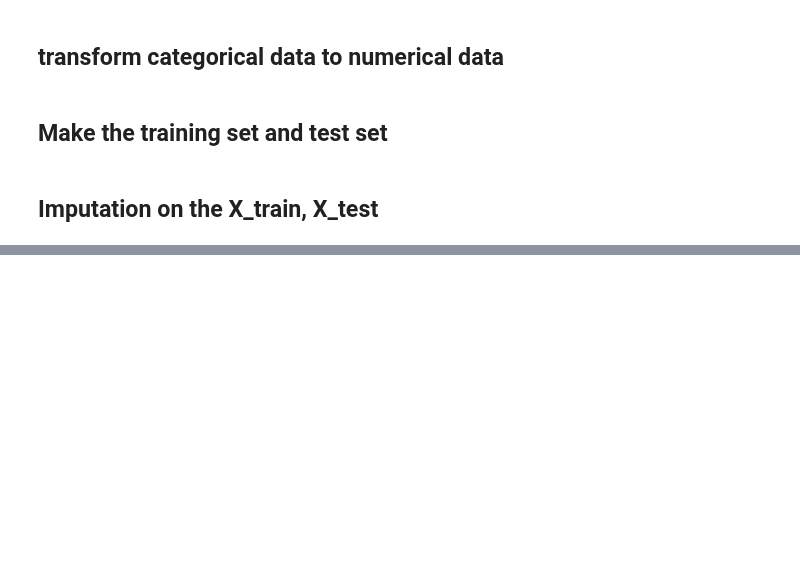
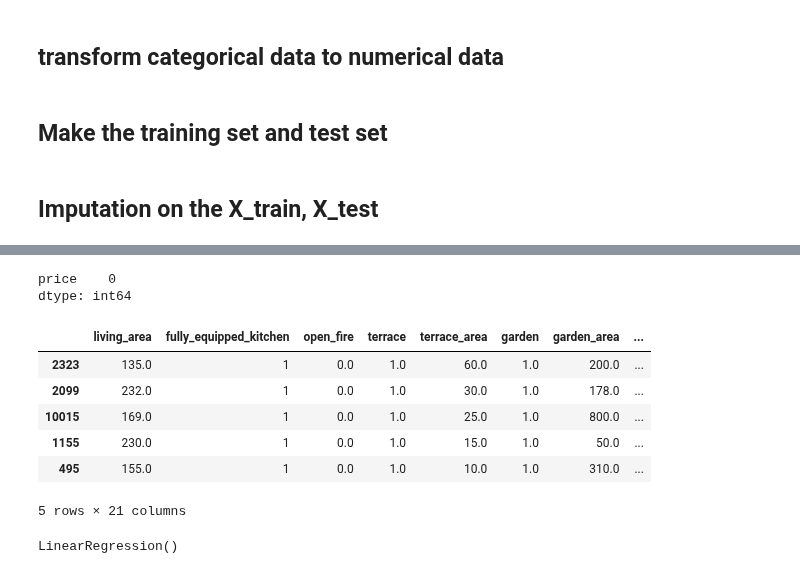
Before and after one commit to semdeleer/immo-eliza-ml, a Jupyter notebook: cleaning/preprocessingf.ipynb, the cells around one changed output, grey strips where cells are left out. Saved outputs shown, nothing was run; the diff lists cells and outputs as text; code cells hidden in the pictures; blank space fills up the shorter version.

Commit message:
fully working pipilien

```diff
--- a/cleaning/preprocessingf.ipynb
+++ b/cleaning/preprocessingf.ipynb
@@ -147,0 +139,7 @@ def replace_NaN_Categorical(df, comlist):
+# %%
+def replace_null_to_zero(df, columnname):
+
+    for column in columnname:
+        condition_1 = (df[column].isnull())
+        df.loc[condition_1, column] = 0
+    return df
@@ -147,0 +148,9 @@ def replace_NaN_Categorical(df, comlist):
+# %%
+X_train = replace_null_mean(X_train, ["terrace_area", "garden_area"])
+X_train = replace_null_mean(X_train, ["fully_equipped_kitchen", "number_of_facades", "swimming_pool"])
+
+X_test = replace_null_mean(X_test, ["terrace_area", "garden_area"])
+X_test = replace_null_mean(X_test, ["fully_equipped_kitchen", "number_of_facades", "swimming_pool"])
+# %%
+X_train = change_to_int(X_train, ["fully_equipped_kitchen", "number_of_facades", "swimming_pool"])
+X_test = change_to_int(X_test, ["fully_equipped_kitchen", "number_of_facades", "swimming_pool"])
@@ -147,0 +199,20 @@ def replace_NaN_Categorical(df, comlist):
+# %%
+y_test.isnull().sum()
+# %% [output]
+price    0
+dtype: int64
+# %%
+X_train.head()
+# %% [output]
+|  | living_area | fully_equipped_kitchen | open_fire | terrace | terrace_area | garden | garden_area | ... |
+| 2323 | 135.0 | 1 | 0.0 | 1.0 | 60.0 | 1.0 | 200.0 | ... |
+| 2099 | 232.0 | 1 | 0.0 | 1.0 | 30.0 | 1.0 | 178.0 | ... |
+| 10015 | 169.0 | 1 | 0.0 | 1.0 | 25.0 | 1.0 | 800.0 | ... |
+| 1155 | 230.0 | 1 | 0.0 | 1.0 | 15.0 | 1.0 | 50.0 | ... |
+| 495 | 155.0 | 1 | 0.0 | 1.0 | 10.0 | 1.0 | 310.0 | ... |
+5 rows × 21 columns
+# %%
+regressor = LinearRegression()
+regressor.fit(X_train, y_train)
+# %% [output]
+LinearRegression()
```
Also changed, not shown: parts of 31 cells of this notebook.
